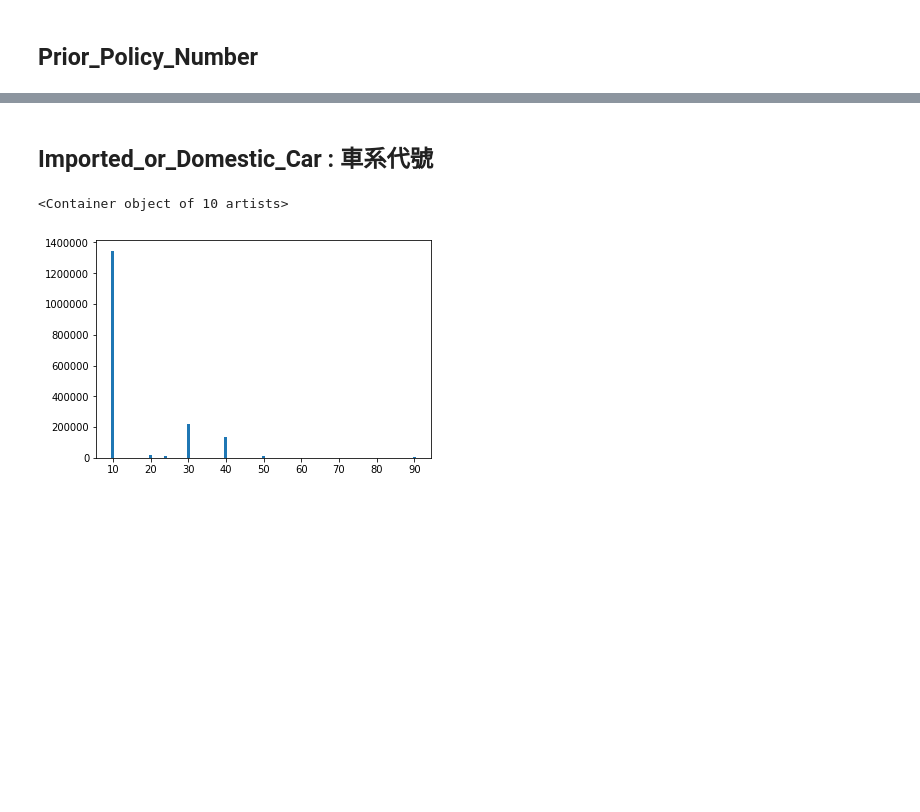
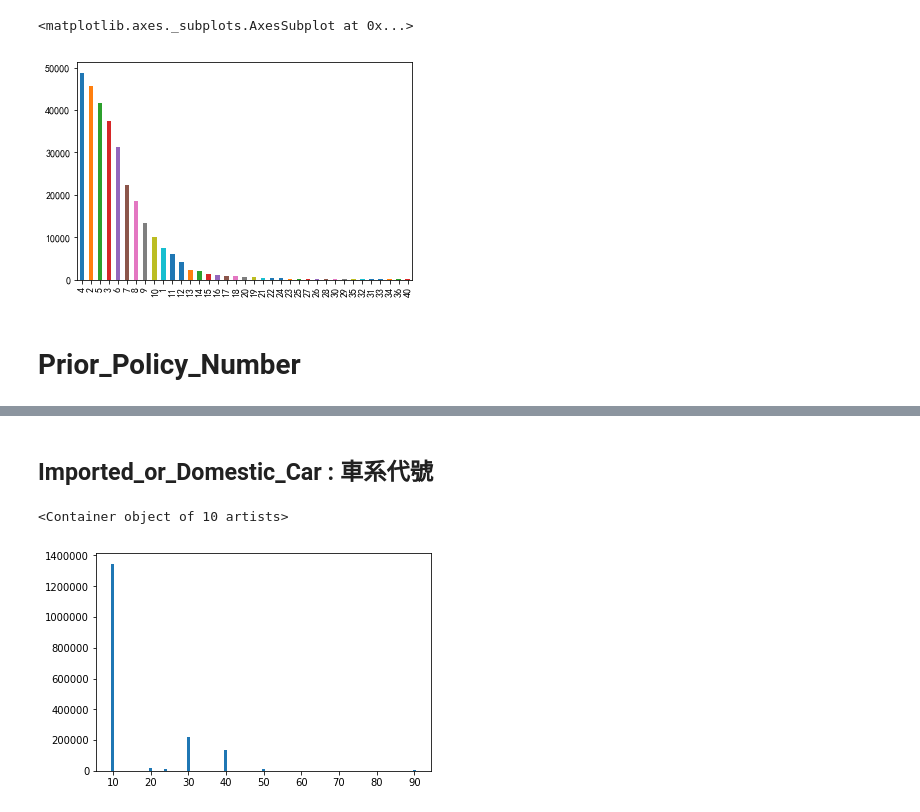
Before and after one commit to taipingeric/tbddd, a Jupyter notebook: EDA.ipynb, the cells around one changed output, grey strips where cells are left out. Saved outputs shown, nothing was run; the diff lists cells and outputs as text; code cells hidden in the pictures; blank space fills up the shorter version.

```diff
--- a/EDA.ipynb
+++ b/EDA.ipynb
@@ -79,5 +100,16 @@ df_policy['Policy_Number'].nunique() # 351273 unique value
+# %%
+insured_ID_count = df_policy['Insured\'s_ID'].value_counts() #.value_counts()
+# insured_ID_count[insured_ID_count > 18].plot(kind='bar')
+insured_ID_count.describe() # Insured's_ID
+# sort_index().plot(kind='bar')
+# df_policy['Insured\'s_ID'].value_counts().value_counts().sort_index().plot(kind='bar
+# %%
+insured_ID_count.value_counts()[insured_ID_count.value_counts() > 50].plot(kind='bar') # insured_ID_count 次ㄕㄨ
+# %% [output]
+<matplotlib.axes._subplots.AxesSubplot at 0x...>
+[figure, added]
 # %% [markdown]
-## Prior_Policy_Number
+# Prior_Policy_Number
 # %%
 # is null: not null =  328557 : 1419385
 df_policy[df_policy['Prior_Policy_Number'].isnull()].head()
```
Also changed, not shown: parts of 12 cells of this notebook.
